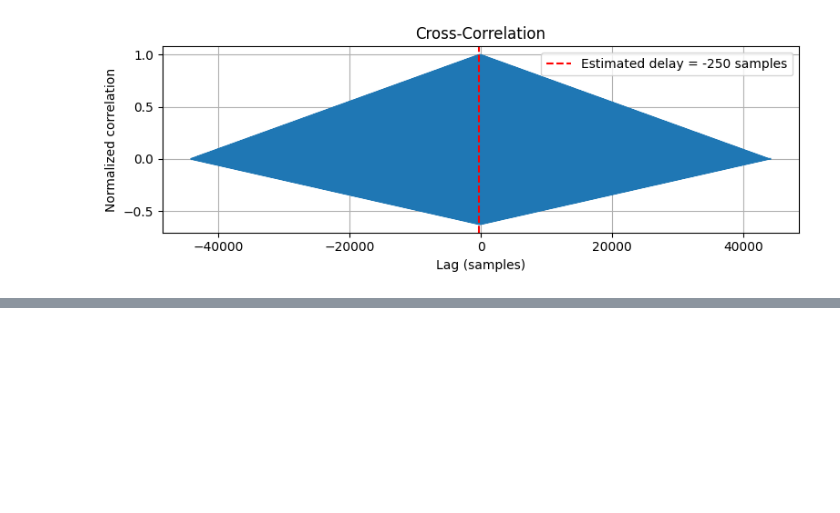
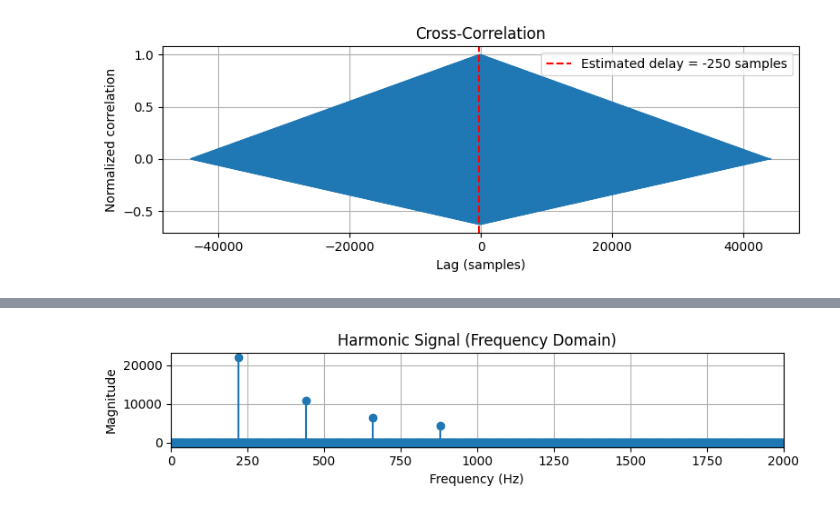
Before and after one commit to RyanL72/CSDS_364, a Jupyter notebook: Assignment_A4/A4_rhl72.ipynb, the cells around one changed output, grey strips where cells are left out. Drawn from its saved outputs; the diff is of its cells as text; code cells hidden in the pictures; blank space fills up the shorter version.

```diff
--- a/Assignment_A4/A4_rhl72.ipynb
+++ b/Assignment_A4/A4_rhl72.ipynb
@@ -817,0 +909,18 @@ plt.show()
+# %%
+from scipy.fft import fft, fftfreq
+
+N = len(x)
+X = np.abs(fft(x))[:N//2]
+freqs = fftfreq(N, 1/fs)[:N//2]
+
+plt.figure(figsize=(8, 2))
+plt.stem(freqs, X, basefmt=" ")
+plt.title("Harmonic Signal (Frequency Domain)")
+plt.xlabel("Frequency (Hz)")
+plt.ylabel("Magnitude")
+plt.xlim(0, 2000)
+plt.grid(True)
+plt.tight_layout()
+plt.show()
+# %% [output]
+[figure, added]
```
Also changed, not shown: parts of 19 cells of this notebook, 4 other files.
